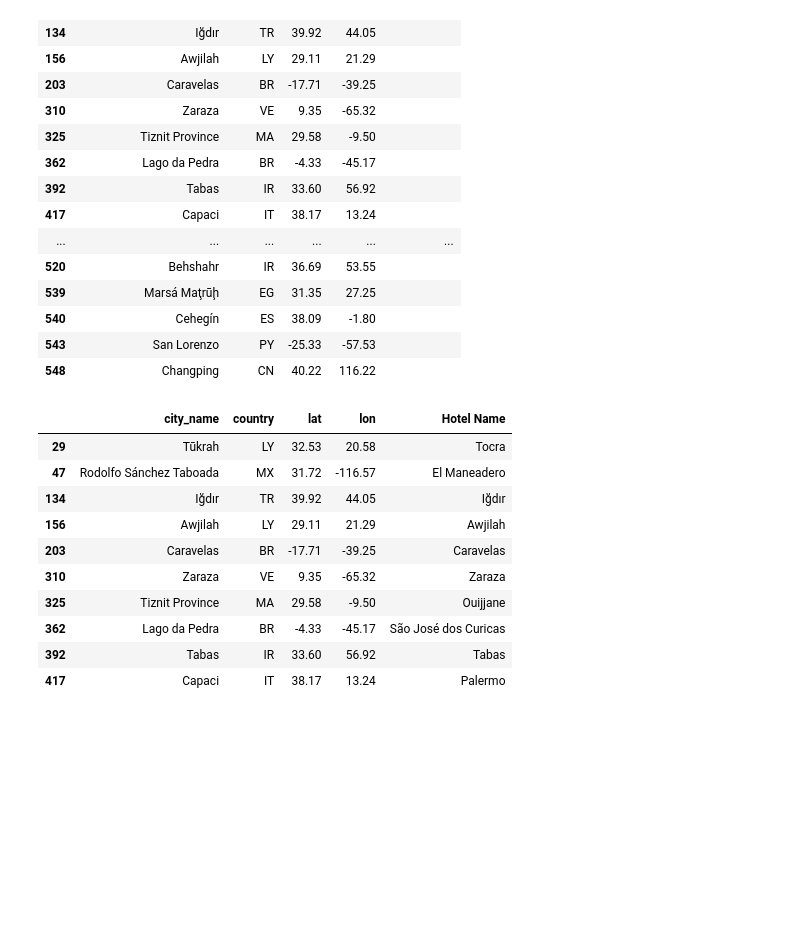
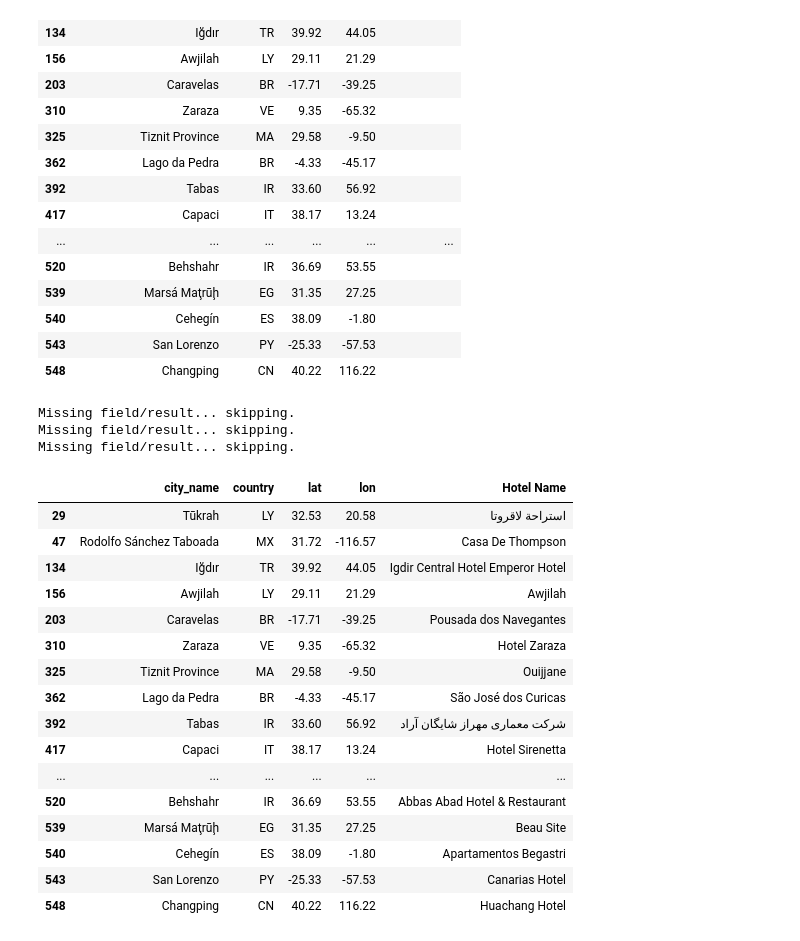
Before and after one commit to SakiSugio/python-api-challenge, a Jupyter notebook: starter_code/VacationPy.ipynb, the cells around one changed output. Drawn from its saved outputs; the diff is of its cells as text; code cells hidden in the pictures; blank space fills up the shorter version.

Commit message:
hotel name done

```diff
--- a/starter_code/VacationPy.ipynb
+++ b/starter_code/VacationPy.ipynb
@@ -137,7 +138,7 @@ See the caveats in the documentation: https://pandas.pydata.org/pandas-docs/stab
 # params dictionary to update each iteration
 params = {
     "radius": 5000,
-    "types": "hotel",
+    "types": "lodging",
     "key": g_key
 }
 
@@ -157,27 +158,40 @@ for index, row in new_weather.iterrows():
     hotel_location = requests.get(base_url, params=params)
 
 #     print the name_address url, avoid doing for public github repos in order to avoid exposing key
-#     print(name_address.url)
+#    print(hotel_location.url)
 
     # convert to json
     hotel_location = hotel_location.json()
-    # print(json.dumps(name_address, indent=4, sort_keys=True))
+#    print(json.dumps(hotel_location, indent=4, sort_keys=True))
 
-    hotel_df.loc[index, "Hotel Name"] = hotel_location["results"][0]["name"]
-
-hotel_df.head(10)
+    try:
+        hotel_df.loc[index, "Hotel Name"] = hotel_location["results"][0]["name"]
+    except (KeyError, IndexError):
+        print("Missing field/result... skipping.")
 # %% [output]
-|  | city_name | country | lat | lon | Hotel Name |
-| 29 | Tūkrah | LY | 32.53 | 20.58 | Tocra |
-| 47 | Rodolfo Sánchez Taboada | MX | 31.72 | -116.57 | El Maneadero |
-| 134 | Iğdır | TR | 39.92 | 44.05 | Iğdır |
-| 156 | Awjilah | LY | 29.11 | 21.29 | Awjilah |
-| 203 | Caravelas | BR | -17.71 | -39.25 | Caravelas |
-| 310 | Zaraza | VE | 9.35 | -65.32 | Zaraza |
-| 325 | Tiznit Province | MA | 29.58 | -9.50 | Ouijjane |
-| 362 | Lago da Pedra | BR | -4.33 | -45.17 | São José dos Curicas |
-| 392 | Tabas | IR | 33.60 | 56.92 | Tabas |
-| 417 | Capaci | IT | 38.17 | 13.24 | Palermo |
+Missing field/result... skipping.
+Missing field/result... skipping.
+Missing field/result... skipping.
+# %%
+hotel_df
+# %% [output]
+|  | city_name | country | lat | lon | Hotel Name |
+| 29 | Tūkrah | LY | 32.53 | 20.58 | استراحة لاقروتا |
+| 47 | Rodolfo Sánchez Taboada | MX | 31.72 | -116.57 | Casa De Thompson |
+| 134 | Iğdır | TR | 39.92 | 44.05 | Igdir Central Hotel Emperor Hotel |
+| 156 | Awjilah | LY | 29.11 | 21.29 | Awjilah |
+| 203 | Caravelas | BR | -17.71 | -39.25 | Pousada dos Navegantes |
+| 310 | Zaraza | VE | 9.35 | -65.32 | Hotel Zaraza |
+| 325 | Tiznit Province | MA | 29.58 | -9.50 | Ouijjane |
+| 362 | Lago da Pedra | BR | -4.33 | -45.17 | São José dos Curicas |
+| 392 | Tabas | IR | 33.60 | 56.92 | شرکت معماری مهراز شایگان آراد |
+| 417 | Capaci | IT | 38.17 | 13.24 | Hotel Sirenetta |
+| ... | ... | ... | ... | ... | ... |
+| 520 | Behshahr | IR | 36.69 | 53.55 | Abbas Abad Hotel & Restaurant |
+| 539 | Marsá Maţrūḩ | EG | 31.35 | 27.25 | Beau Site |
+| 540 | Cehegín | ES | 38.09 | -1.80 | Apartamentos Begastri |
+| 543 | San Lorenzo | PY | -25.33 | -57.53 | Canarias Hotel |
+| 548 | Changping | CN | 40.22 | 116.22 | Huachang Hotel |
 # %%
 # NOTE: Do not change any of the code in this cell
 
```
Also changed, not shown: parts of 1 cell of this notebook.
